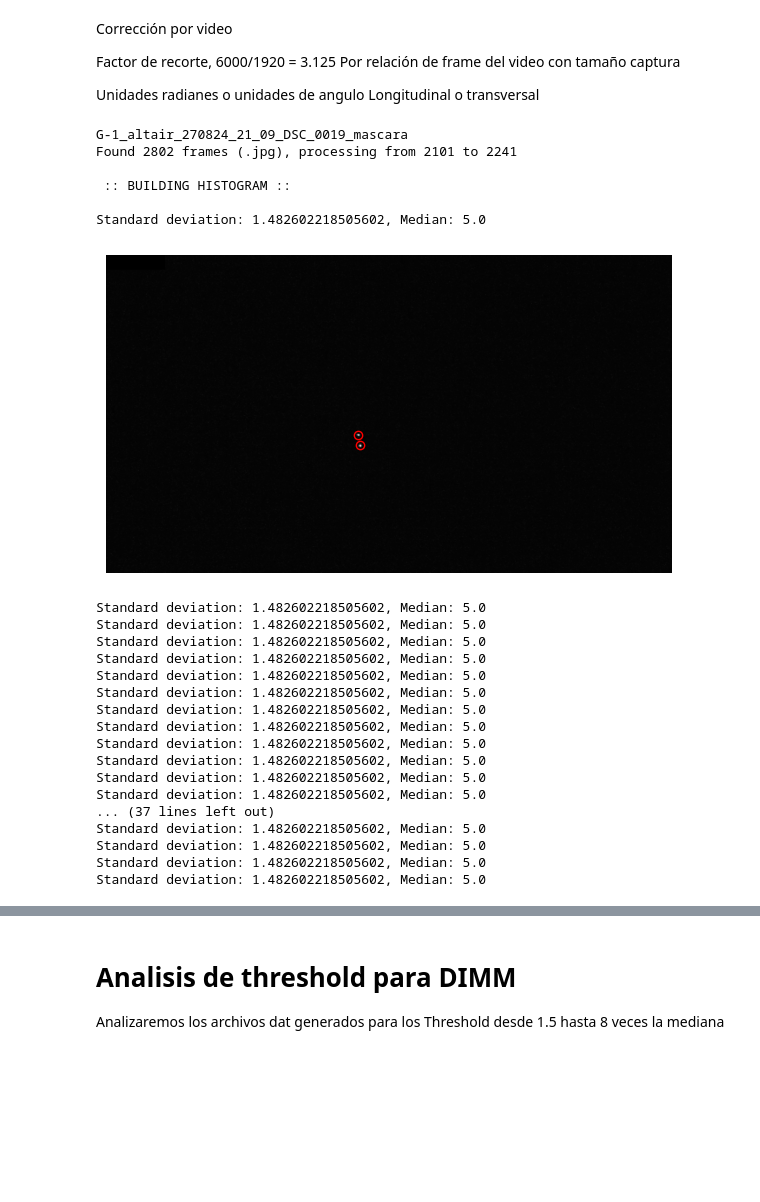
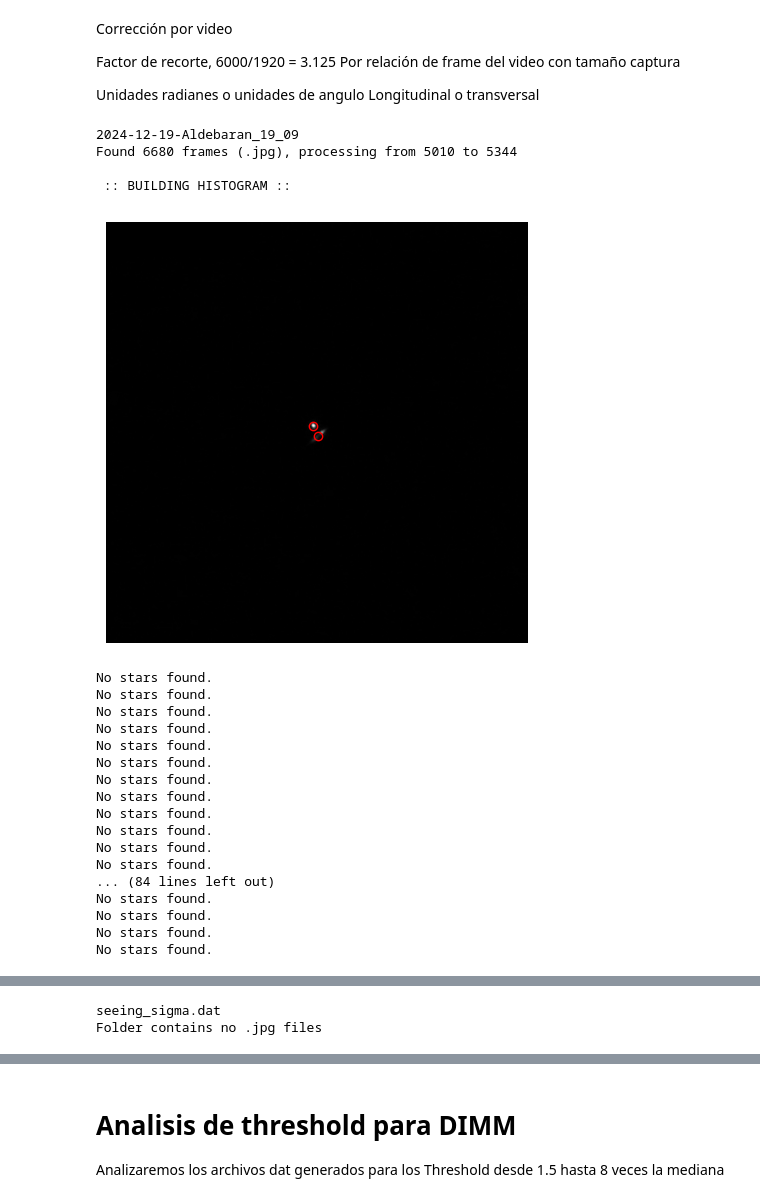
Before and after one commit to juagudeloo/Seeing-OAN, a Jupyter notebook: Jupiter notebook files/Metodo_DIMM.ipynb, the cells around one changed output, grey strips where cells are left out. Cells and saved outputs as stored; diff of their text form; code cells hidden in the pictures; blank space fills up the shorter version.

```diff
--- a/Jupiter notebook files/Metodo_DIMM.ipynb
+++ b/Jupiter notebook files/Metodo_DIMM.ipynb
@@ -89,6 +89,7 @@ Por relación de frame del video con tamaño captura
 Unidades radianes o unidades de angulo
 Longitudinal o transversal
 # %%
+
 """________________Distance_IMG______________
 Program that builds the frequency histogram of the separation
 between two spots (objects) in the DIMM."""
@@ -107,6 +108,13 @@ from tqdm import tqdm
 from astropy.coordinates import Angle
 import astropy.units as u
 from skimage.feature import peak_local_max
+from astropy.stats import mad_std
+from photutils.detection import DAOStarFinder
+from astropy.visualization import simple_norm
+import cv2
+import numpy as np
+import matplotlib.pyplot as plt
+from scipy.spatial import distance as dist
 
 
 """__________________FUNCTIONS_______________________"""
@@ -114,14 +122,17 @@ from skimage.feature import peak_local_max
 def identify_stars_and_distance(image_path, thresh, plot=False):
     # Load image with grayscale filter
     image = cv2.imread(image_path, cv2.IMREAD_GRAYSCALE)
+
     image[:50, :200] = 0  # Remove image border (first 50px in y and 200px in x)
 
     # Calculate standard deviation (background noise) of image without background
     std, median = mad_std(image), np.median(image)
+    if std < 1:
+        std = 1
     #print(f"Standard deviation: {std}, Median: {median}")
 
     # Apply threshold to binarize image and highlight objects (stars)
-    _, thresh_img = cv2.threshold(image, thresh*median, 255, cv2.THRESH_BINARY)
+    _, thresh_img = cv2.threshold(image, thresh*std, 255, cv2.THRESH_BINARY)
 
     # Find contours of objects (stars)
     contours, _ = cv2.findContours(thresh_img, cv2.RETR_EXTERNAL, cv2.CHAIN_APPROX_SIMPLE)
@@ -192,7 +203,6 @@ def normal_distribution(distances, scale_size, lamb, Dhole, dsep, plot=False):
 
     return mu, std, sigma_sc, fwhm, r_0, theta
 
-
 def hms_to_radians(hms):
     """Convert hours, minutes and seconds to radians"""
     return (
@@ -200,7 +210,6 @@ def hms_to_radians(hms):
         + Angle(hms[1], unit=u.arcmin)
         + Angle(hms[2], unit=u.arcsec)
     ).radian
-
 
 def gms_to_radians(dms):
     """Convert degrees, minutes and seconds to radians"""
@@ -210,7 +219,6 @@ def gms_to_radians(dms):
         + Angle(dms[2], unit=u.arcsec)
     ).radian
 
-
 def extract_frame_number(filename):
     """Extract frame number from filename"""
     match = re.search(r'frame(\d+)\.jpg', filename)
@@ -226,7 +234,7 @@ lat = gms_to_radians((4, 38, 23.2))  # Latitud en grados, minutos y segundos
 dec = gms_to_radians((8, 56, 2.4))  # Declinación en grados, minutos y segundos
 # %%
 """_____________________MAIN_________________________"""
-folder = r"D:\Tecnicas_observacionales\Seeing\videos\Videos_Bogota_Agosto_Septiembre\frames"  # <--------------- Path to frames
+folder = r"D:\Tecnicas_observacionales\Seeing\videos\Videos_Bogota_diciembre\frames_diciembre"  # <--------------- Path to frames
 output_folder = r"D:\Tecnicas_observacionales\Seeing\videos\Videos_Bogota_diciembre\frames_diciembre"  # <--------Output folder
 
 files = np.sort([file for file in os.listdir(folder)])
@@ -241,7 +249,7 @@ sigma_sec = []
 fried = []
 fwhm = []
 
-thrhld = 3  # <------------------------Adjust this threshold value
+thrhld = 8  # <------------------------Adjust this threshold value
 
 for filename in files:
     ff += 1
@@ -277,59 +285,56 @@ for filename in files:
 
     for k in range(start, end):
         # Process each frame
-        dis = identify_stars_and_distance(files_list[k], thrhld, plotit)
+        dis = identify_stars_and_distance(files_list[k],thrhld, plotit)
+        #dis = identify_stars_and_distance_astropy(files_list[k],threshold=thrhld, plot=plotit)
         distances.append(dis)
 
         if dis != 0:
             plotit = False  # Only plot first successful detection
 
     distances = np.array(distances)
     no_stars = len(np.where(distances==0)[0])
 
     # Calculate statistics
-    mu, std, sigma_sc, fuwhama, r_0, theta = normal_distribution(
-        distances, scale_size, lamb, Dhole, dsep, plot=plotit
-    )
+    mu, std, sigma_sc, fuwhama, r_0, theta = normal_distribution(distances, scale_size, lamb, Dhole, dsep, plot=plotit)
 
     # Store results
     threshold.append((filename, thrhld))
     sigma.append((filename, std))
     sigma_sec.append((filename, sigma_sc))
     fried.append((filename, r_0))
     fwhm.append((filename, fuwhama))
     seeing.append((filename, theta))
 
 # Save data to .dat file
 output_file = os.path.join(output_folder, "seeing_sigma.dat")
 
 with open(output_file, "w") as f:
     f.write("Filename\tThreshold\tSigma(px)\tSigma(sec)\tr_0(cm)\tFWHM\tSeeing_raw\n")
     for (ft, vt), (fs, vs), (fss, vss), (ffr, vfr), (ffw, vfw), (fse, vse) in zip(
         threshold, sigma, sigma_sec, fried, fwhm, seeing
     ):
         f.write(f"{fse}\t{vt:.3f}\t{vs:.3f}\t{vss:.3f}\t{vfr:.3f}\t{vfw:.3f}\t{vse:.3f}\n")
 # %% [output]
-G-1_altair_270824_21_09_DSC_0019_mascara
-Found 2802 frames (.jpg), processing from 2101 to 2241
+2024-12-19-Aldebaran_19_09
+Found 6680 frames (.jpg), processing from 5010 to 5344
 
  :: BUILDING HISTOGRAM ::
-
-Standard deviation: 1.482602218505602, Median: 5.0
-[figure, old version]
+[figure, new version]
-Standard deviation: 1.482602218505602, Median: 5.0
-Standard deviation: 1.482602218505602, Median: 5.0
-Standard deviation: 1.482602218505602, Median: 5.0
-Standard deviation: 1.482602218505602, Median: 5.0
-Standard deviation: 1.482602218505602, Median: 5.0
-Standard deviation: 1.482602218505602, Median: 5.0
-Standard deviation: 1.482602218505602, Median: 5.0
-Standard deviation: 1.482602218505602, Median: 5.0
-Standard deviation: 1.482602218505602, Median: 5.0
-Standard deviation: 1.482602218505602, Median: 5.0
-Standard deviation: 1.482602218505602, Median: 5.0
-Standard deviation: 1.482602218505602, Median: 5.0
-... (37 lines left out)
-Standard deviation: 1.482602218505602, Median: 5.0
-Standard deviation: 1.482602218505602, Median: 5.0
-Standard deviation: 1.482602218505602, Median: 5.0
-Standard deviation: 1.482602218505602, Median: 5.0
+No stars found.
+No stars found.
+No stars found.
+No stars found.
+No stars found.
+No stars found.
+No stars found.
+No stars found.
+No stars found.
+No stars found.
+No stars found.
+No stars found.
+... (84 lines left out)
+No stars found.
+No stars found.
+No stars found.
+No stars found.
@@ -336,0 +414,2 @@ KeyboardInterrupt:
+seeing_sigma.dat
+Folder contains no .jpg files
```
Also changed, not shown: parts of 1 cell of this notebook.
